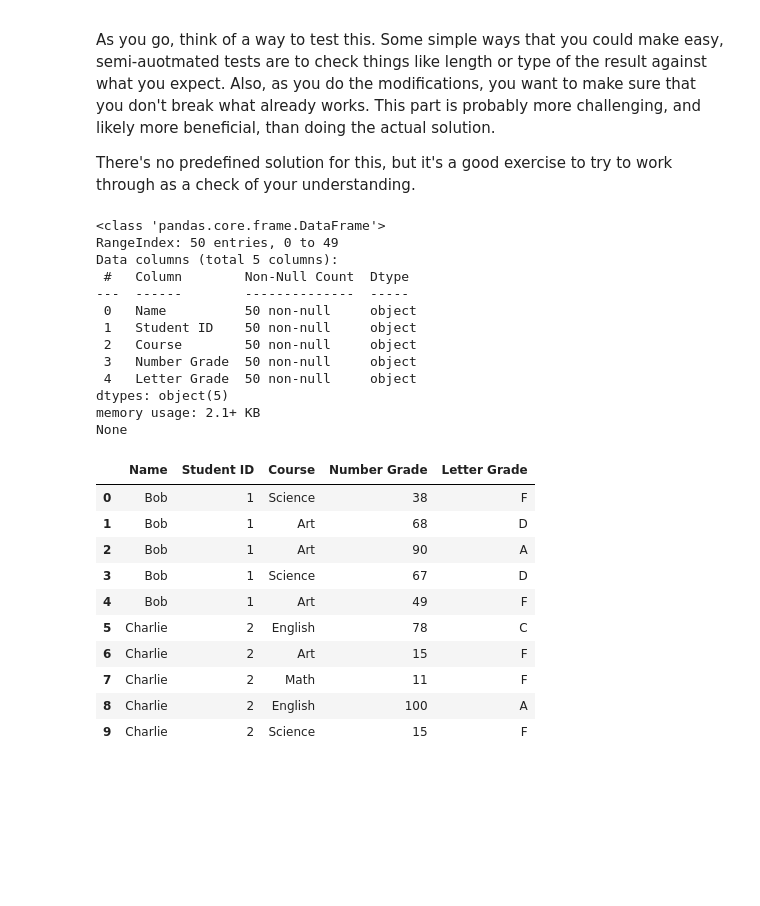
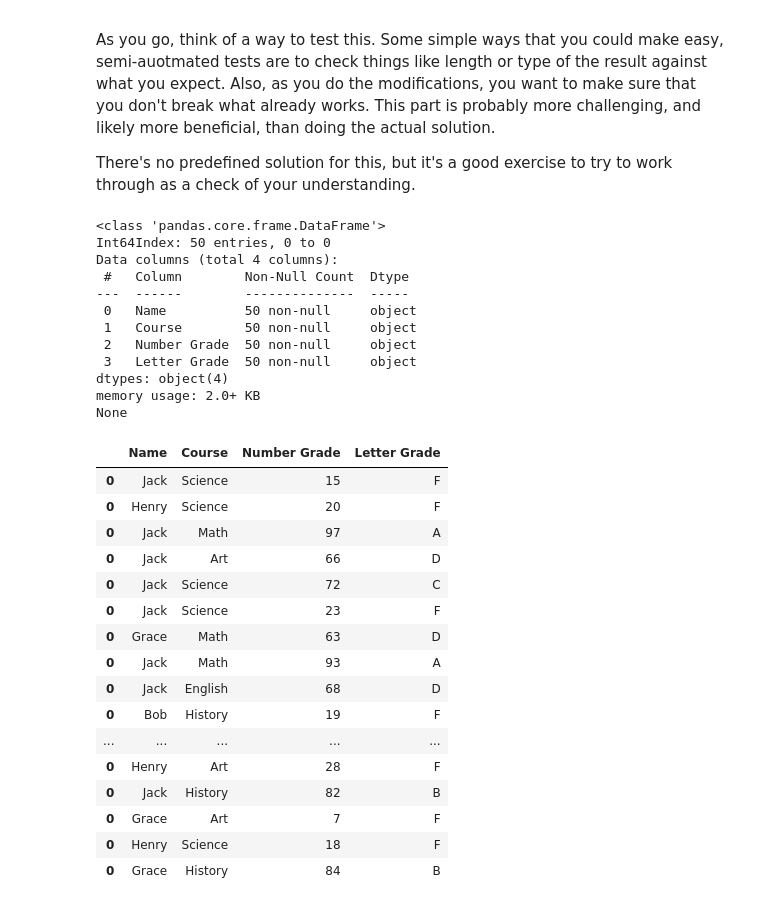
Before and after one commit to AkeemSemperDataScience/Programming_Basics_for_Machine_Learning_Students, a Jupyter notebook: workbooks/005_file_access.ipynb, the cells around one changed output. Saved outputs shown, nothing was run; the diff lists cells and outputs as text; code cells hidden in the pictures; blank space fills up the shorter version.

```diff
--- a/workbooks/005_file_access.ipynb
+++ b/workbooks/005_file_access.ipynb
@@ -382,61 +382,67 @@ names = ['Alice', 'Bob', 'Charlie', 'David', 'Emma', 'Frank', 'Grace', 'Henry',
 courses = ['Math', 'Science', 'History', 'English', 'Art']
 
 # Create an empty dataframe
-df = pd.DataFrame(columns=['Name', 'Student ID', 'Course','Number Grade', 'Letter Grade'])
+df = pd.DataFrame(columns=['Name', 'Course','Number Grade', 'Letter Grade'])
 
 # Generate 10 students
 for i in range(len(names)):
-    student_id = i + 1
+    #student_id = i + 1
     name = random.choice(names)
     num_courses = len(courses)
 
     # Generate courses for each student
     for j in range(num_courses):
         course = courses[random.randint(0, num_courses - 1)]
         number = random.randint(1, 100)
         number_grade = number
         letter_grade = ''
 
         # Assign letter grade based on number grade
         if number_grade >= 90:
             letter_grade = 'A'
         elif number_grade >= 80:
             letter_grade = 'B'
         elif number_grade >= 70:
             letter_grade = 'C'
         elif number_grade >= 60:
             letter_grade = 'D'
         else:
             letter_grade = 'F'
 
         # Append row to dataframe
-        df = df.append({'Name': name, 'Student ID': student_id, 'Course': course, 'Number Grade': number_grade, 'Letter Grade': letter_grade}, ignore_index=True)
+        #df = df.append({'Name': name, 'Student ID': student_id, 'Course': course, 'Number Grade': number_grade, 'Letter Grade': letter_grade}, ignore_index=True)
+        df = pd.concat([df, pd.DataFrame({'Name': [name], 'Course': [course], 'Number Grade': [number_grade], 'Letter Grade': [letter_grade]})])
 
 # Print the dataframe
 print(df.info())
-df.head(10)
+df.sample(20)
 # %% [output]
 <class 'pandas.core.frame.DataFrame'>
-RangeIndex: 50 entries, 0 to 49
-Data columns (total 5 columns):
+Int64Index: 50 entries, 0 to 0
+Data columns (total 4 columns):
  #   Column        Non-Null Count  Dtype
 ---  ------        --------------  -----
  0   Name          50 non-null     object
- 1   Student ID    50 non-null     object
- 2   Course        50 non-null     object
- 3   Number Grade  50 non-null     object
- 4   Letter Grade  50 non-null     object
-dtypes: object(5)
-memory usage: 2.1+ KB
+ 1   Course        50 non-null     object
+ 2   Number Grade  50 non-null     object
+ 3   Letter Grade  50 non-null     object
+dtypes: object(4)
+memory usage: 2.0+ KB
 None
-|  | Name | Student ID | Course | Number Grade | Letter Grade |
-| 0 | Bob | 1 | Science | 38 | F |
-| 1 | Bob | 1 | Art | 68 | D |
-| 2 | Bob | 1 | Art | 90 | A |
-| 3 | Bob | 1 | Science | 67 | D |
-| 4 | Bob | 1 | Art | 49 | F |
-| 5 | Charlie | 2 | English | 78 | C |
-| 6 | Charlie | 2 | Art | 15 | F |
-| 7 | Charlie | 2 | Math | 11 | F |
-| 8 | Charlie | 2 | English | 100 | A |
-| 9 | Charlie | 2 | Science | 15 | F |
+|  | Name | Course | Number Grade | Letter Grade |
+| 0 | Jack | Science | 15 | F |
+| 0 | Henry | Science | 20 | F |
+| 0 | Jack | Math | 97 | A |
+| 0 | Jack | Art | 66 | D |
+| 0 | Jack | Science | 72 | C |
+| 0 | Jack | Science | 23 | F |
+| 0 | Grace | Math | 63 | D |
+| 0 | Jack | Math | 93 | A |
+| 0 | Jack | English | 68 | D |
+| 0 | Bob | History | 19 | F |
+| ... | ... | ... | ... | ... |
+| 0 | Henry | Art | 28 | F |
+| 0 | Jack | History | 82 | B |
+| 0 | Grace | Art | 7 | F |
+| 0 | Henry | Science | 18 | F |
+| 0 | Grace | History | 84 | B |
```
Also changed, not shown: 1 other file.
